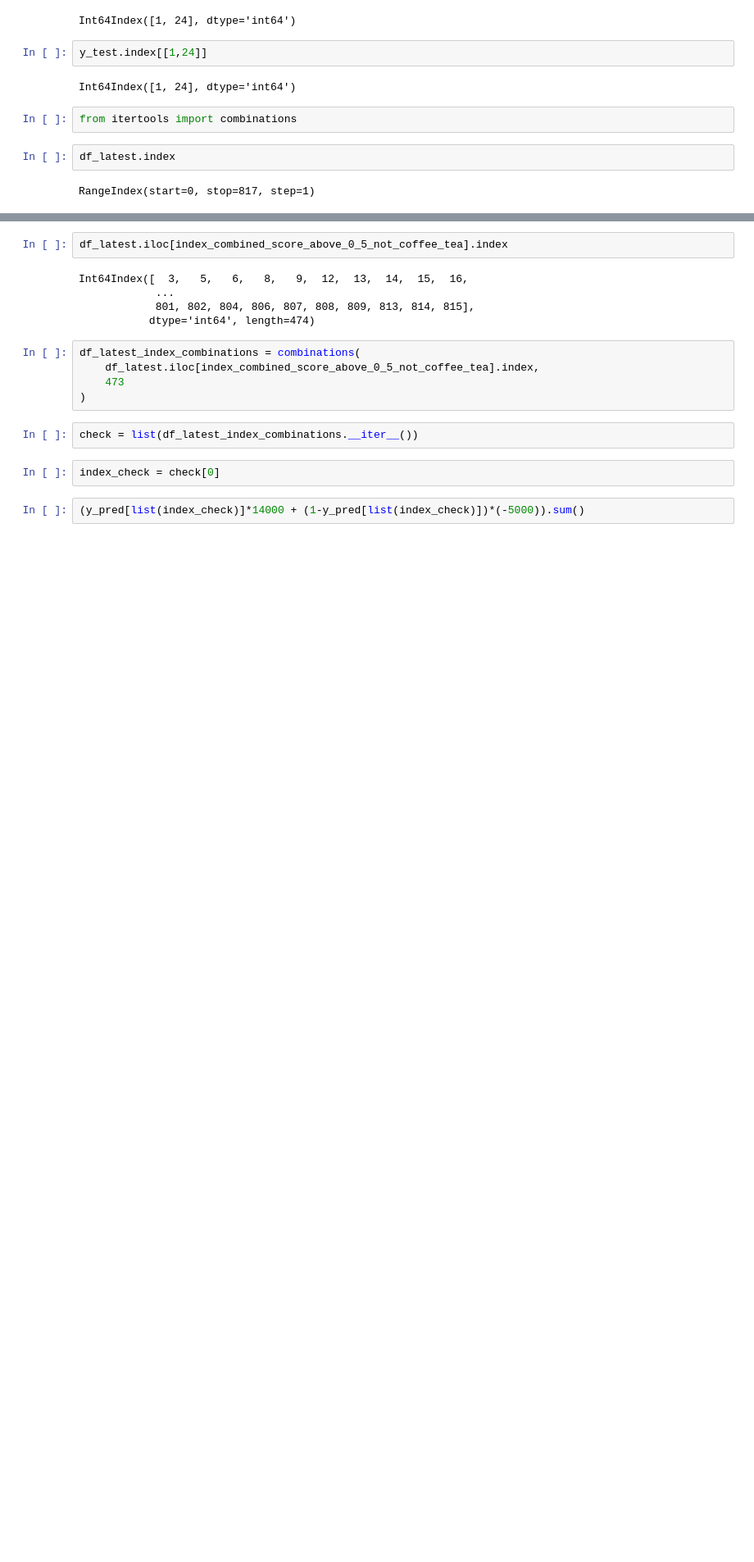
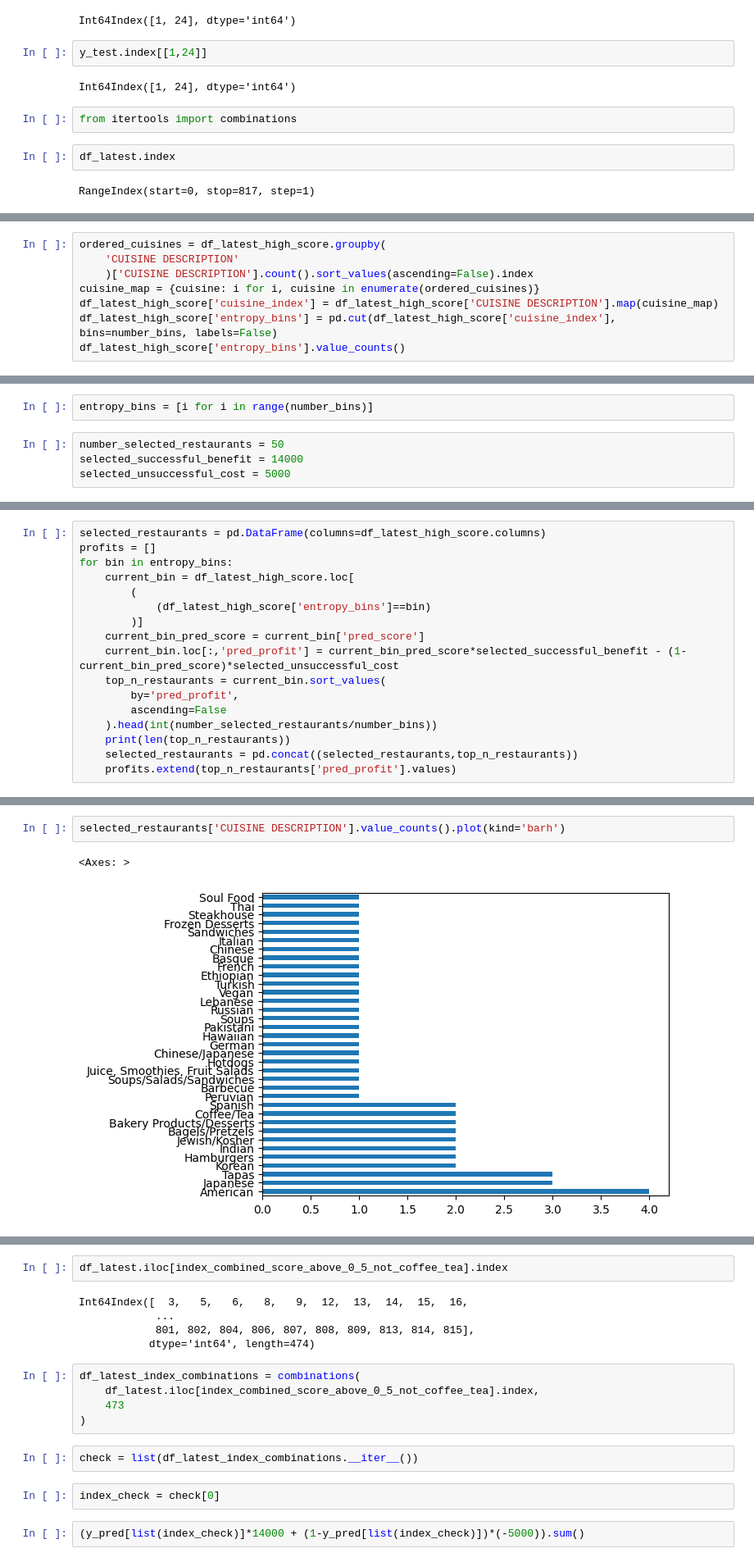
Before and after one commit to krishnakartik1/dsb-spring2023-yelp, a Jupyter notebook: ai_inference.ipynb, the cells around one changed output, grey strips where cells are left out. Shown at 82% size. Saved outputs shown, nothing was run; the diff lists cells and outputs as text; blank space fills up the shorter version.

```diff
--- a/ai_inference.ipynb
+++ b/ai_inference.ipynb
@@ -179,0 +191,8 @@ plt.show()
+# %%
+ordered_cuisines = df_latest_high_score.groupby(
+    'CUISINE DESCRIPTION'
+    )['CUISINE DESCRIPTION'].count().sort_values(ascending=False).index
+cuisine_map = {cuisine: i for i, cuisine in enumerate(ordered_cuisines)}
+df_latest_high_score['cuisine_index'] = df_latest_high_score['CUISINE DESCRIPTION'].map(cuisine_map)
+df_latest_high_score['entropy_bins'] = pd.cut(df_latest_high_score['cuisine_index'], bins=number_bins, labels=False)
+df_latest_high_score['entropy_bins'].value_counts()
@@ -179,0 +216,6 @@ plt.show()
+# %%
+entropy_bins = [i for i in range(number_bins)]
+# %%
+number_selected_restaurants = 50
+selected_successful_benefit = 14000
+selected_unsuccessful_cost = 5000
@@ -179,0 +230,17 @@ plt.show()
+# %%
+selected_restaurants = pd.DataFrame(columns=df_latest_high_score.columns)
+profits = []
+for bin in entropy_bins:
+    current_bin = df_latest_high_score.loc[
+        (
+            (df_latest_high_score['entropy_bins']==bin)
+        )]
+    current_bin_pred_score = current_bin['pred_score']
+    current_bin.loc[:,'pred_profit'] = current_bin_pred_score*selected_successful_benefit - (1-current_bin_pred_score)*selected_unsuccessful_cost
+    top_n_restaurants = current_bin.sort_values(
+        by='pred_profit',
+        ascending=False
+    ).head(int(number_selected_restaurants/number_bins))
+    print(len(top_n_restaurants))
+    selected_restaurants = pd.concat((selected_restaurants,top_n_restaurants))
+    profits.extend(top_n_restaurants['pred_profit'].values)
@@ -179,0 +253,5 @@ plt.show()
+# %%
+selected_restaurants['CUISINE DESCRIPTION'].value_counts().plot(kind='barh')
+# %% [output]
+<Axes: >
+[figure, added]
```
Also changed, not shown: parts of 24 cells of this notebook.
